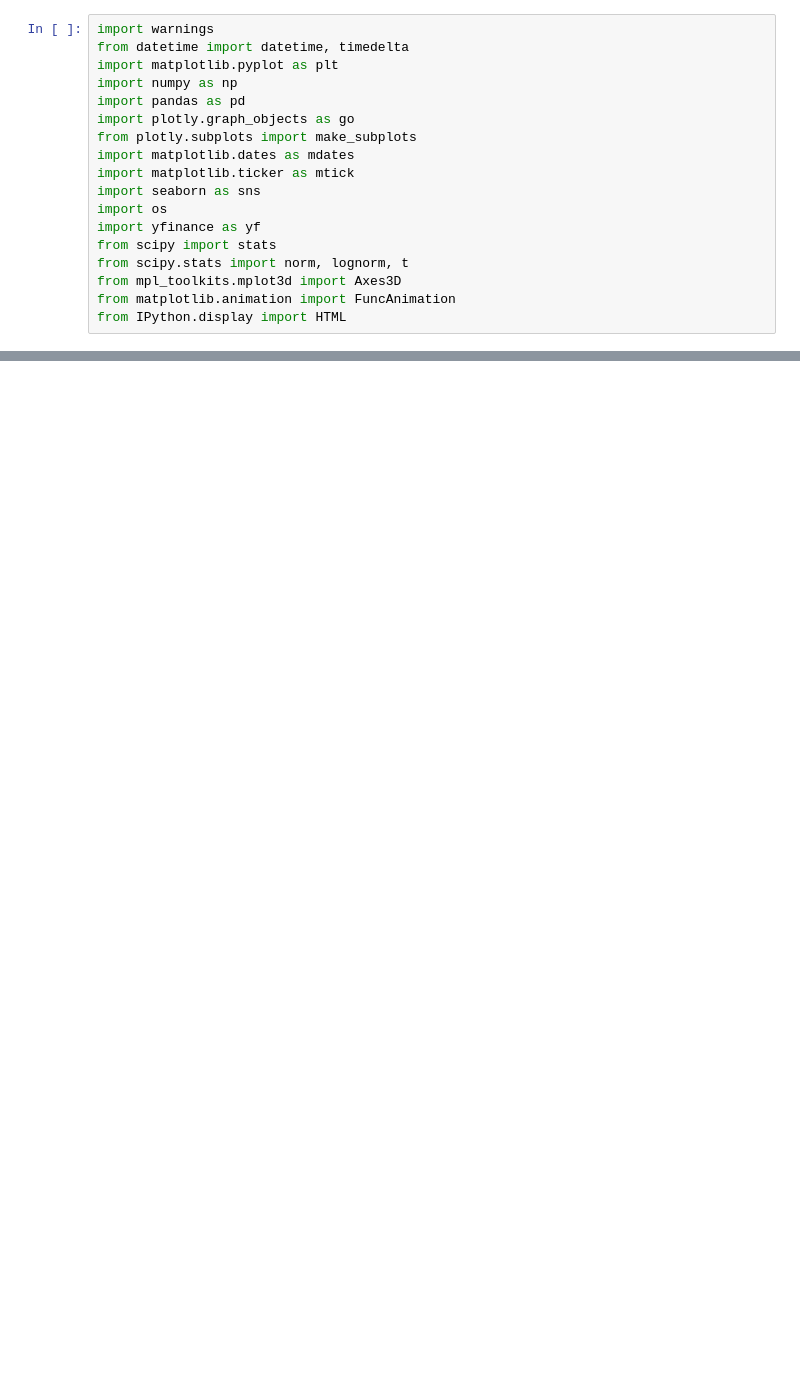
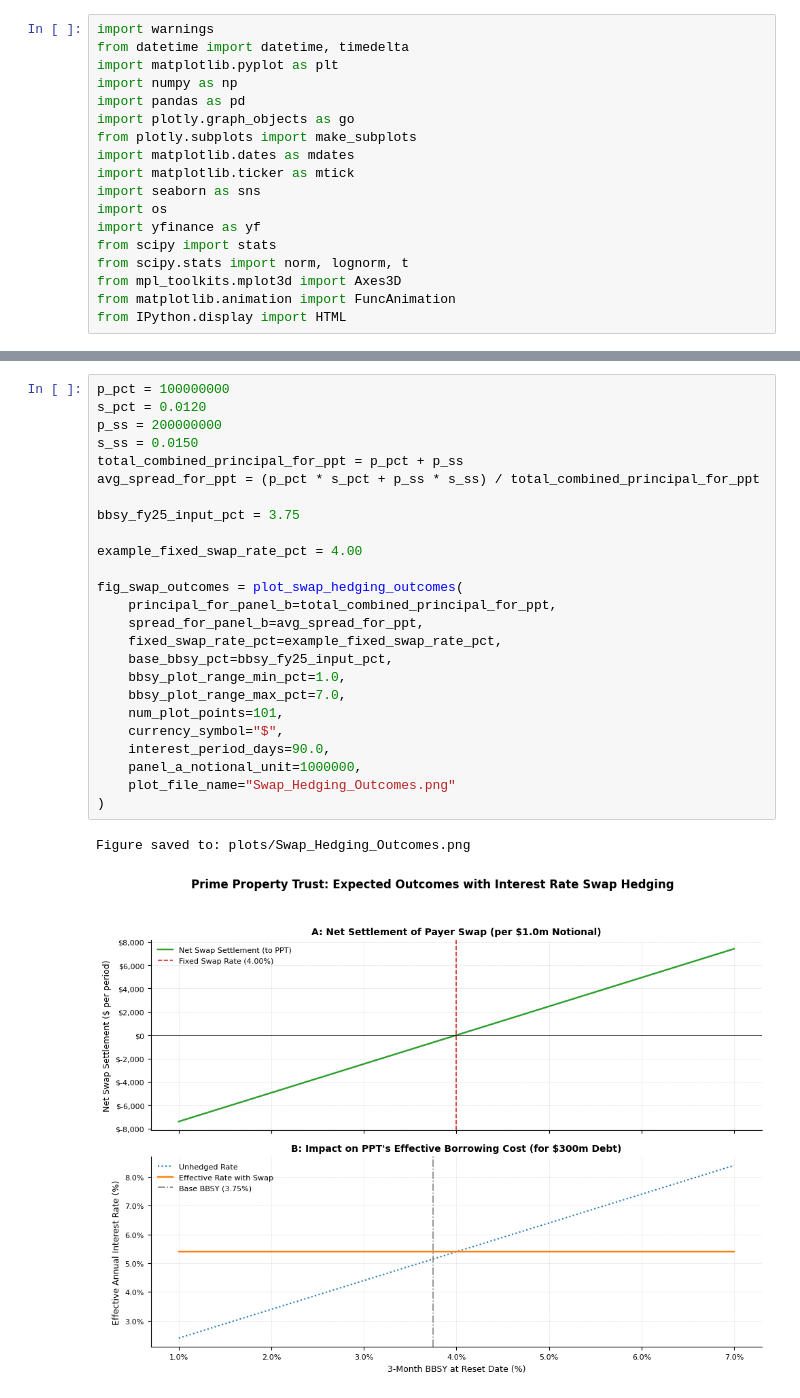
Before and after one commit to ZacKienzle2/CBA, a Jupyter notebook: code/payoffs.ipynb, the cells around one changed output, grey strips where cells are left out. Cells and saved outputs as stored; diff of their text form; blank space fills up the shorter version.

```diff
--- a/code/payoffs.ipynb
+++ b/code/payoffs.ipynb
@@ -236,0 +426,28 @@ Figure saved to: plots/Futures_Hedging_Outcomes_PerContract.png
+# %%
+p_pct = 100000000
+s_pct = 0.0120
+p_ss = 200000000
+s_ss = 0.0150
+total_combined_principal_for_ppt = p_pct + p_ss
+avg_spread_for_ppt = (p_pct * s_pct + p_ss * s_ss) / total_combined_principal_for_ppt
+
+bbsy_fy25_input_pct = 3.75
+
+example_fixed_swap_rate_pct = 4.00
+
+fig_swap_outcomes = plot_swap_hedging_outcomes(
+    principal_for_panel_b=total_combined_principal_for_ppt,
+    spread_for_panel_b=avg_spread_for_ppt,
+    fixed_swap_rate_pct=example_fixed_swap_rate_pct,
+    base_bbsy_pct=bbsy_fy25_input_pct,
+    bbsy_plot_range_min_pct=1.0,
+    bbsy_plot_range_max_pct=7.0,
+    num_plot_points=101,
+    currency_symbol="$",
+    interest_period_days=90.0,
+    panel_a_notional_unit=1000000,
+    plot_file_name="Swap_Hedging_Outcomes.png"
+)
+# %% [output]
+Figure saved to: plots/Swap_Hedging_Outcomes.png
+[figure, added]
```
Also changed, not shown: parts of 8 cells of this notebook, 31 other files.
